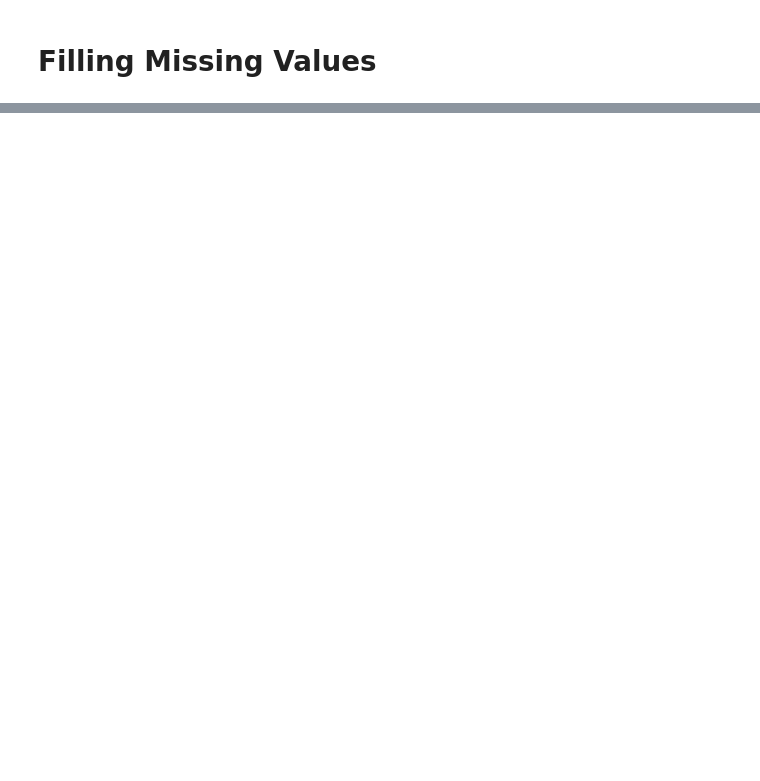
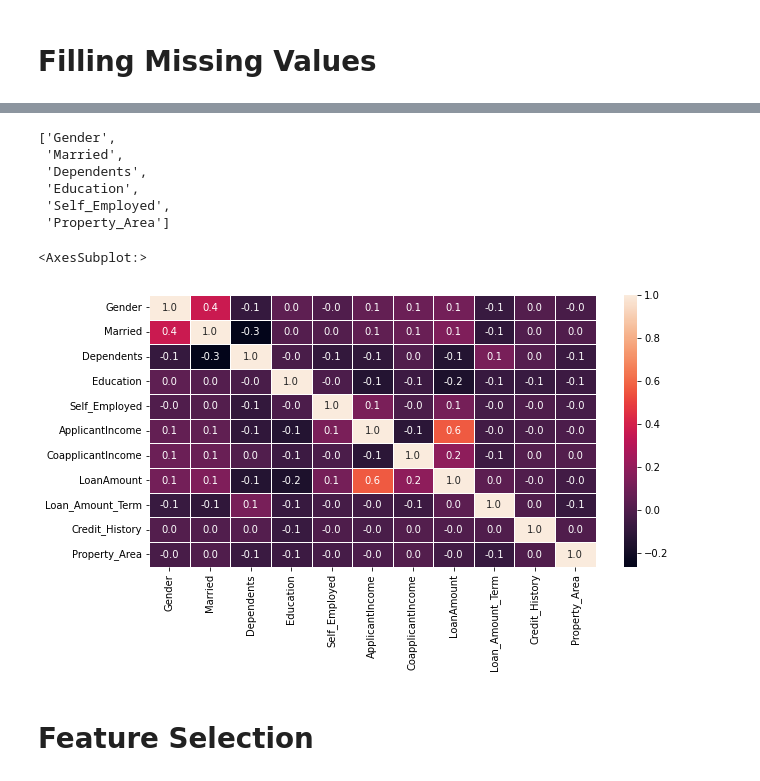
Before and after one commit to rajeshdiu/Home-Loan-Prediction, a Jupyter notebook: Home Loan Prediction.ipynb, the cells around one changed output, grey strips where cells are left out. Cells and saved outputs as stored; diff of their text form; code cells hidden in the pictures; blank space fills up the shorter version.

Commit message:
update feature selection

```diff
--- a/Home Loan Prediction.ipynb
+++ b/Home Loan Prediction.ipynb
@@ -217,0 +360,2 @@ Name: Married, dtype: int64
+# %%
+Features.drop(["Loan_ID"],axis=1,inplace=True)
@@ -217,0 +373,9 @@ Name: Married, dtype: int64
+# %%
+Features_categorical_features=[]
+Features_numerical_features=[]
+# %%
+for i in Features.columns.tolist():
+    if train_data[i].dtype=="object":
+        Features_categorical_features.append(i)
+    else:
+        Features_numerical_features.append(i)
@@ -217,0 +403,21 @@ Name: Married, dtype: int64
+# %%
+Features_categorical_features
+# %% [output]
+['Gender',
+ 'Married',
+ 'Dependents',
+ 'Education',
+ 'Self_Employed',
+ 'Property_Area']
+# %%
+for i in Features_categorical_features:
+    le=LabelEncoder()
+    Features[i]=le.fit_transform(Features[i])
+# %%
+f,ax = plt.subplots(figsize=(10, 5))
+sns.heatmap(Features.corr(), annot=True, linewidths=.5, fmt= '.1f',ax=ax)
+# %% [output]
+<AxesSubplot:>
+[figure, added]
+# %% [markdown]
+# Feature Selection
```
Also changed, not shown: parts of 60 cells of this notebook.
